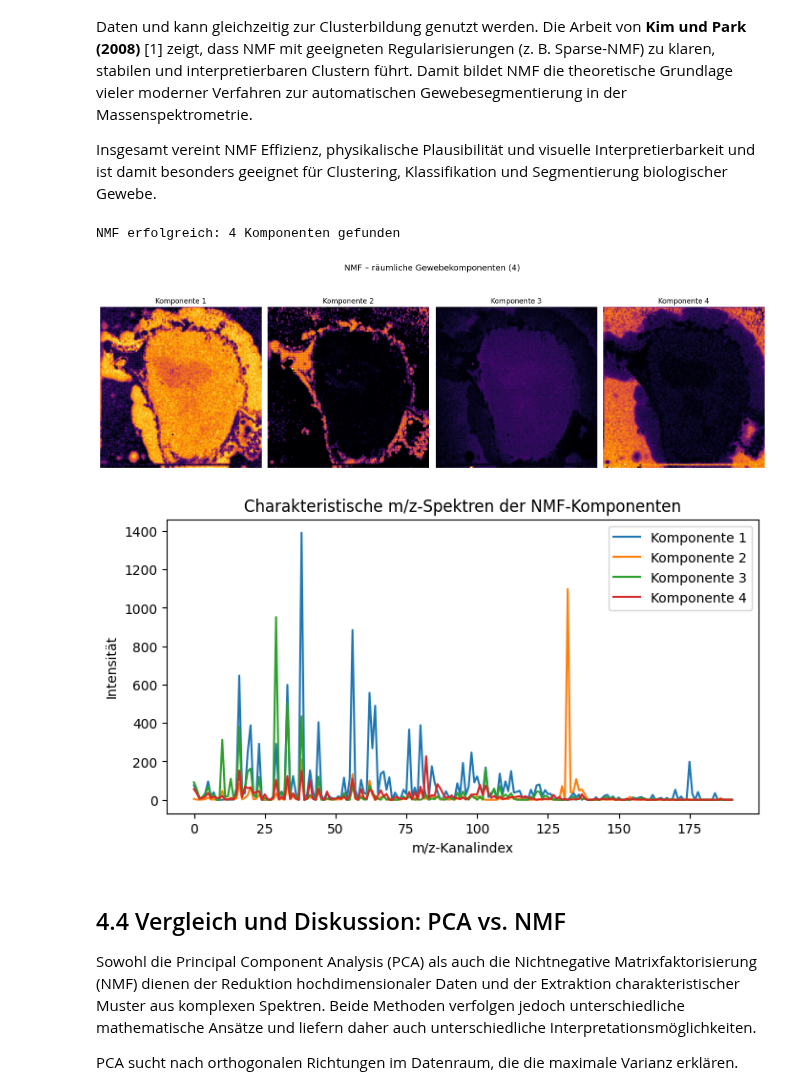
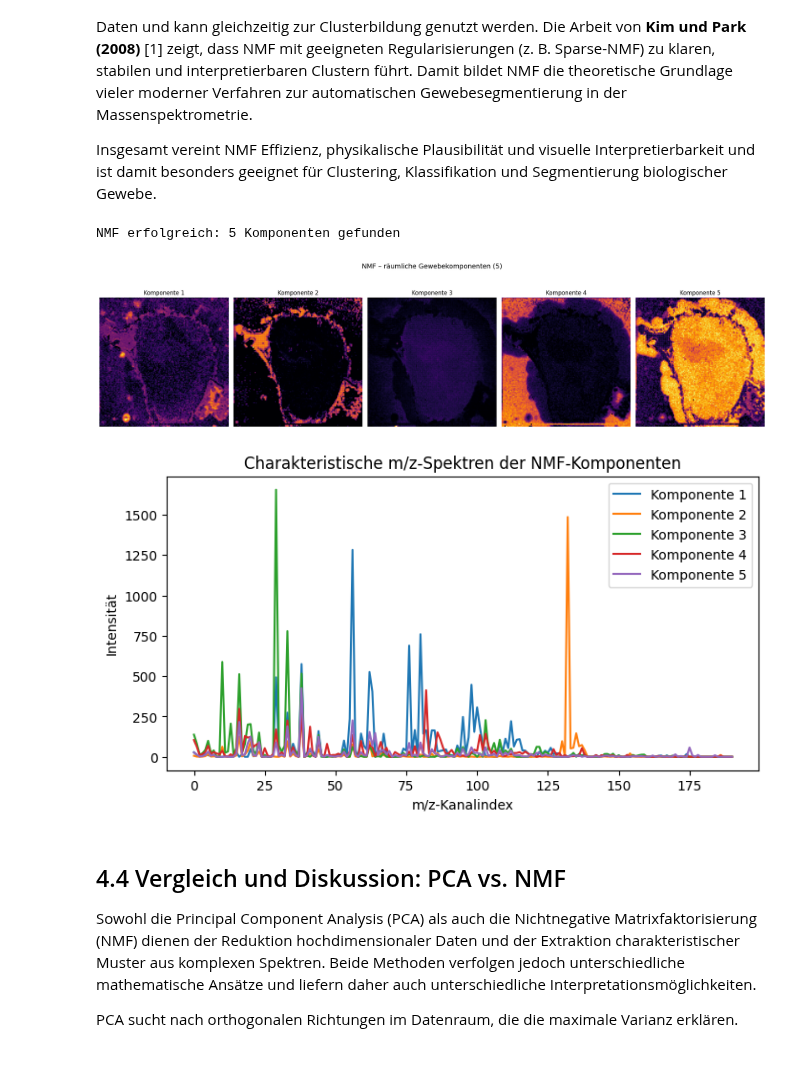
Before and after one commit to janphr03/MassSpectrometryImaging, a Jupyter notebook: Main.ipynb, the cells around one changed output. Drawn from its saved outputs; the diff is of its cells as text; code cells hidden in the pictures; blank space fills up the shorter version.

```diff
--- a/Main.ipynb
+++ b/Main.ipynb
@@ -582,37 +590,37 @@ spectral_matrix_NMF = ims_cube.reshape(-1, n_channels)
 
 # W ~ räumliche Muster (Pixel × Komponenten)
 # H ~ charakteristische Spektren (Komponenten × Kanäle)
-n_components = 4  # typischer Bereich: 3–8
+n_components = 5    #
 model = NMF(n_components=n_components, init="nndsvda", random_state=42, max_iter=500)
 W = model.fit_transform(spectral_matrix_NMF)
 H = model.components_
 
 print(f"NMF erfolgreich: {n_components} Komponenten gefunden")
 
 # Räumliche Muster darstellen
 plt.figure(figsize=(4 * n_components, 5))
 for i in range(n_components):
     plt.subplot(1, n_components, i + 1)
     plt.imshow(W[:, i].reshape(height, width), cmap="inferno")
     plt.title(f"Komponente {i + 1}", fontsize=12)
     plt.axis("off")
 plt.suptitle(f"NMF – räumliche Gewebekomponenten ({n_components})", fontsize=14, y=1.05)
 plt.tight_layout()
 plt.show()
 
 # Charakteristische Spektren jeder Komponente
 plt.figure(figsize=(8, 4))
 for i in range(n_components):
     plt.plot(H[i], label=f"Komponente {i + 1}")
 plt.title("Charakteristische m/z-Spektren der NMF-Komponenten")
 plt.xlabel("m/z-Kanalindex")
 plt.ylabel("Intensität")
 plt.legend()
 plt.show()
 # %% [output]
-NMF erfolgreich: 4 Komponenten gefunden
+NMF erfolgreich: 5 Komponenten gefunden
-[figure, old version]
+[figure, new version]
-[figure, old version]
+[figure, new version]
 # %% [markdown]
 ## 4.4 Vergleich und Diskussion: PCA vs. NMF
 
```
Also changed, not shown: parts of 1 cell of this notebook.
